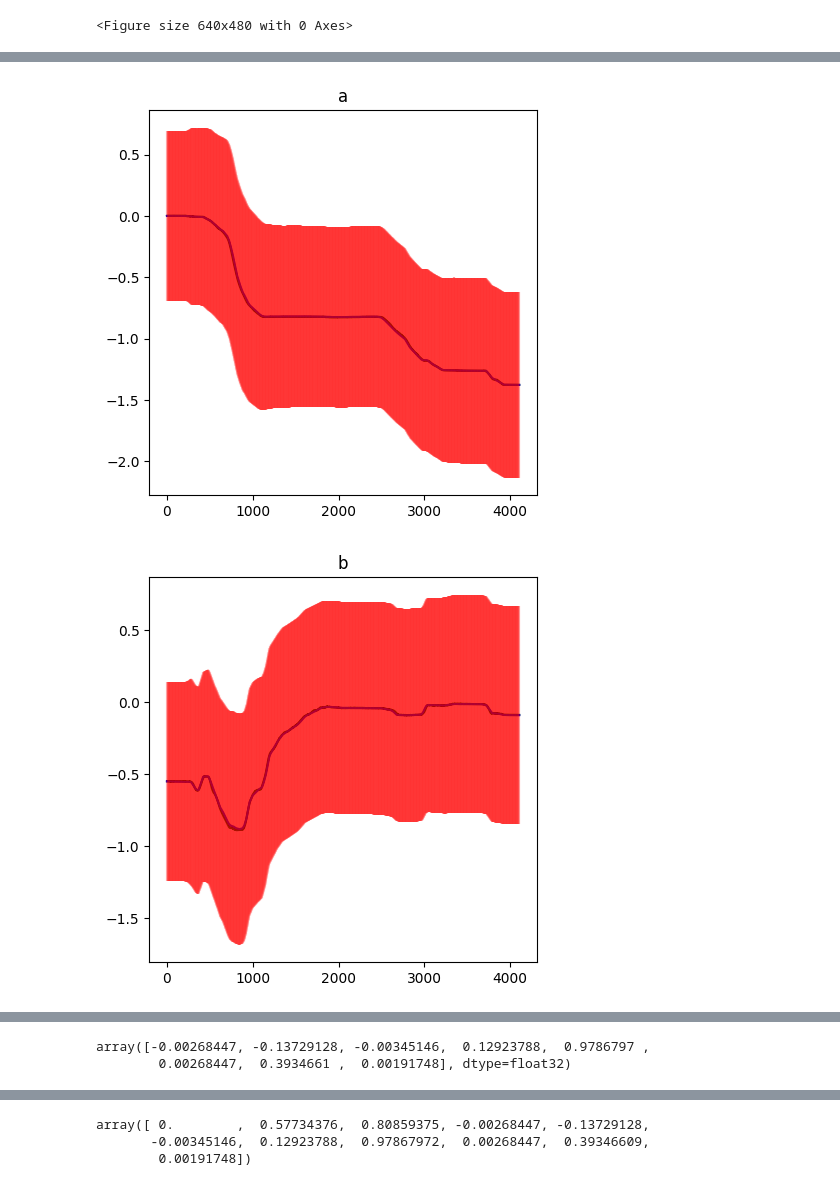
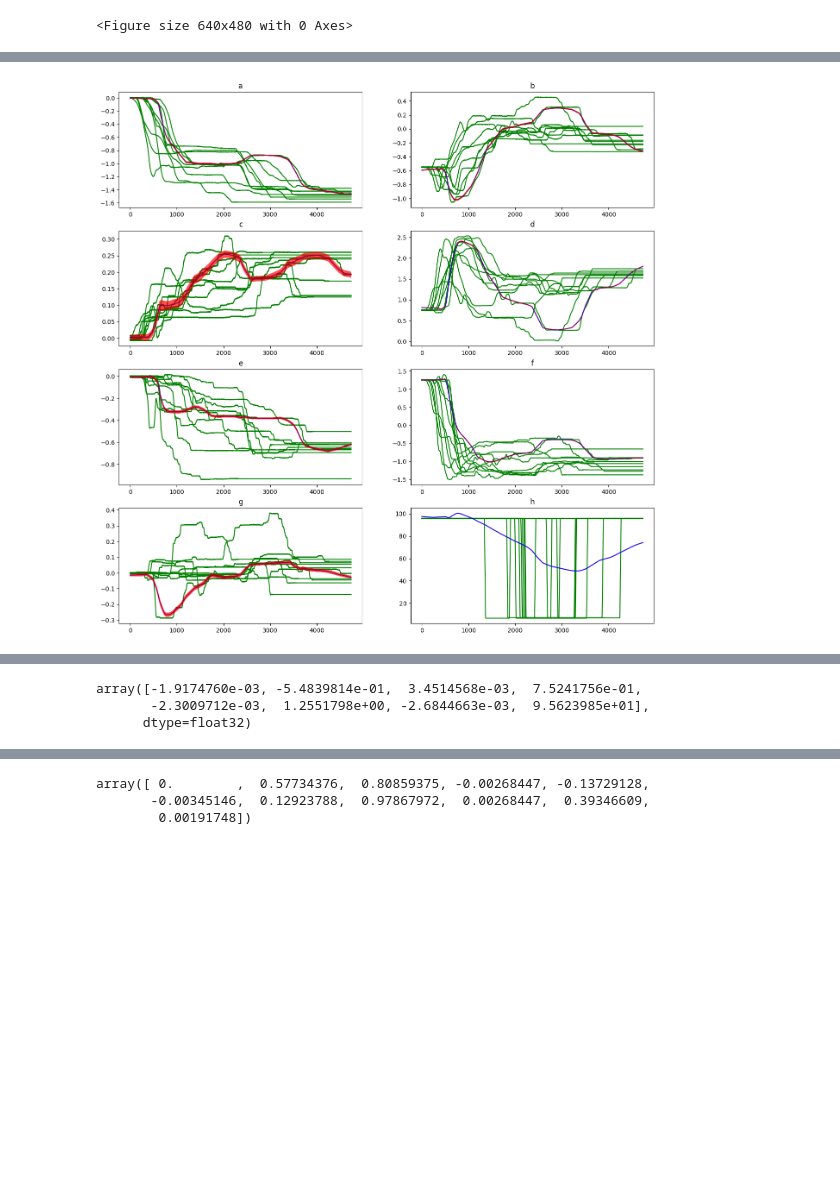
Before and after one commit to demet47/Cappuccino-Preparing-Robot-Baxter, a Jupyter notebook: Task Parameterization and Generalization.ipynb, the cells around one changed output, grey strips where cells are left out. Drawn from its saved outputs; the diff is of its cells as text; code cells hidden in the pictures; blank space fills up the shorter version.

Commit message:
problem with the dimensions is fixed. Graphs are shown neatly

```diff
--- a/Task Parameterization and Generalization.ipynb
+++ b/Task Parameterization and Generalization.ipynb
@@ -37,9 +33,9 @@ AttributeError: module 'data_format' has no attribute 'print_hersey'
 # %%
 #TODO: modified here
 train_side = "left"#argv[0]
-d_N = 1
-n_max=1 # maximum number of observations that can be used during the training process
-a,b,c,d = data_format.data_per_trajectory('./carry_data/train1', True)
+d_N = 10
+n_max=5 # maximum number of observations that can be used during the training process
+a,b,c,d = data_format.data_per_trajectory('./carry_data/train_'+train_side, True)
 train_joints = np.array(a)[:, :8, :] #for left arm
 if train_side == "right":
     train_joints = np.array(a)[:,8:,:]
@@ -72,0 +75,11 @@ plt.plot(train_joints[5,:-1,:].T)
+# %%
+fig, ax = plt.subplots(6, 5, figsize=(32, 32))
+
+for i in range(6):
+    for j in range(5):
+        it = i * 5 + j
+        if(it < len(train_joints)):
+            ax[i][j].plot(train_joints[it,:-1,:].T)
+
+
+# plt.plot(train_joints[0,:-1,:].T)
@@ -125,5 +140,6 @@ def get_train_sample():
                 train_joints[gamma,4,perm[obs_n]],
                 train_joints[gamma,5,perm[obs_n]],
                 train_joints[gamma,6,perm[obs_n]],
-                train_joints[gamma,7,perm[obs_n]]
+                train_joints[gamma,7,perm[obs_n]],
+                0.0,0.0,0.0,0.0,0.0,0.0,0.0,0.0
                 ]]]],gamma
@@ -187,7 +167,7 @@ query = Dense(128, activation='relu')(query_net_input)
 query = Dense(128, activation='relu')(query)
 query = Dense(128, activation='relu')(query)
 query = Dense(128, activation='relu')(query)
-output_layer = Dense(8)(query)
+output_layer = Dense(16)(query)
 model = Model(inputs=[observation_layer,observation_flag_layer,target_layer],outputs=output_layer)
 model.compile(optimizer = Adam(lr = 1e-4),loss=custom_loss)
 model.summary()
@@ -212,16 +192,17 @@ ________________________________________________________________________________
 # %%
 #TODO: I MODIFIED HERE
 import gc
-train_loss = np.zeros(2000)
-max_iterations=1000000
-save_model_name = "task_parametrization_left.h5"
+# train_loss = np.zeros(2000)
+min_iterations = 200000
+max_iterations=500000
+save_model_name = "task_parametrization_left_200kfixed_all.h5"
 if train_side == "right":
-    save_model_name = "task_parametrization_right.h5"
+    save_model_name = "task_parametrization_right_200kfixed_all.h5"
 
-for step in range(max_iterations):
+for step in range(min_iterations, max_iterations):
     inp,out,gamma = get_train_sample()
     out = np.array(out)
-    data = model.fit(inp,out,batch_size=1,verbose=0)
+    data = model.fit(inp,out,batch_size=3,verbose=0)
 
     if step % 1000 == 0:
         train_loss[step//1000] = data.history['loss'][0]
@@ -270,2 +251 @@ loss: -20.986225128173828
-[figure, old version]
+[figure, new version]
-[figure, removed]
@@ -278,5 +252,6 @@ loss: -20.986225128173828
 # %%
 train_joints[0,:,0]
 # %% [output]
-array([-0.00268447, -0.13729128, -0.00345146,  0.12923788,  0.9786797 ,
-        0.00268447,  0.3934661 ,  0.00191748], dtype=float32)
+array([-1.9174760e-03, -5.4839814e-01,  3.4514568e-03,  7.5241756e-01,
+       -2.3009712e-03,  1.2551798e+00, -2.6844663e-03,  9.5623985e+01],
+      dtype=float32)
```
Also changed, not shown: parts of 31 cells of this notebook.
